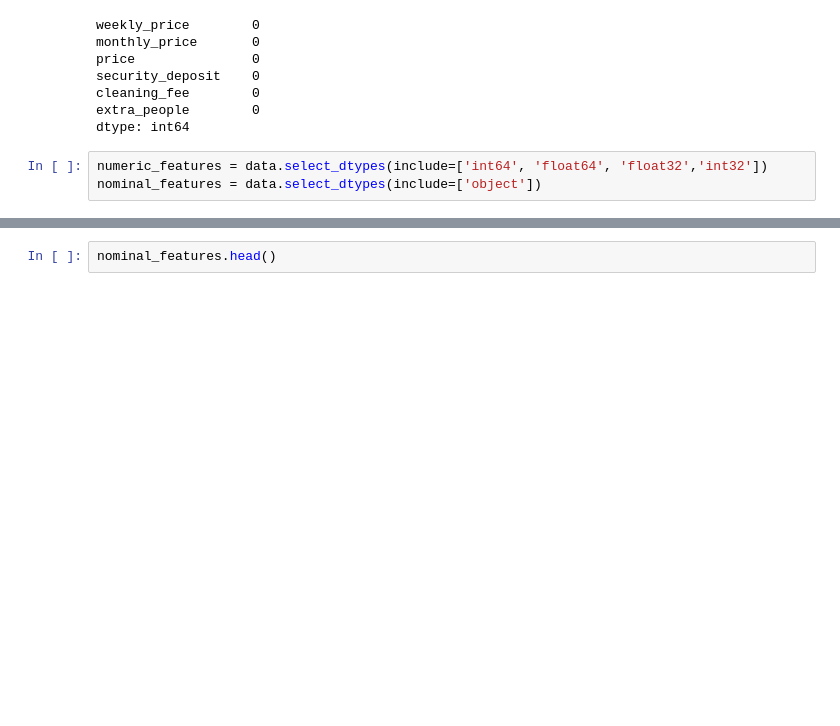
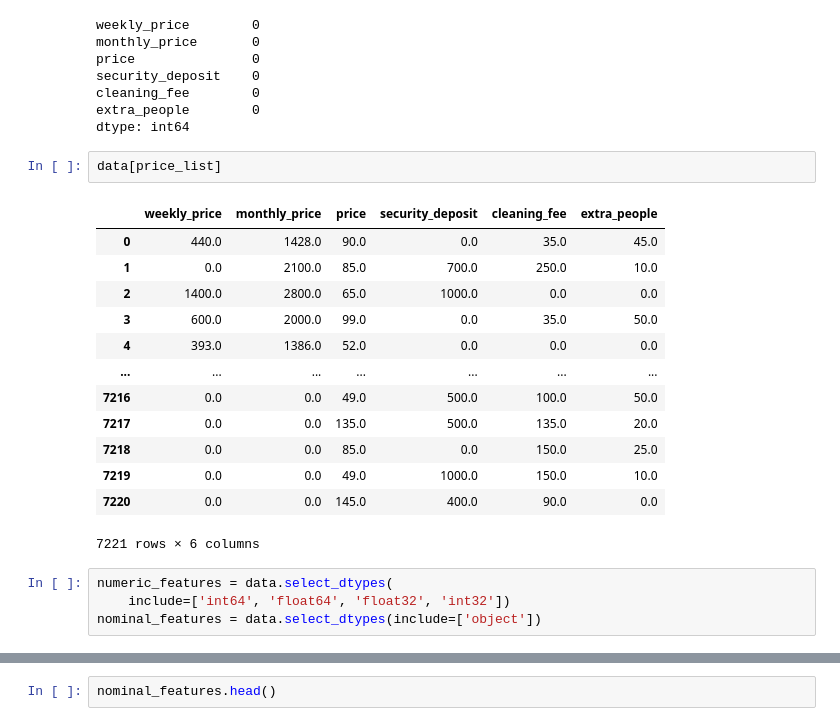
Before and after one commit to johnfcchan/crackdatescience, a Jupyter notebook: Airbnb_evan.ipynb, the cells around one changed output, grey strips where cells are left out. Saved outputs shown, nothing was run; the diff lists cells and outputs as text; blank space fills up the shorter version.

```diff
--- a/Airbnb_evan.ipynb
+++ b/Airbnb_evan.ipynb
@@ -539,8 +544,25 @@ security_deposit    0
 cleaning_fee        0
 extra_people        0
 dtype: int64
+# %%
+data[price_list]
+# %% [output]
+|  | weekly_price | monthly_price | price | security_deposit | cleaning_fee | extra_people |
+| 0 | 440.0 | 1428.0 | 90.0 | 0.0 | 35.0 | 45.0 |
+| 1 | 0.0 | 2100.0 | 85.0 | 700.0 | 250.0 | 10.0 |
+| 2 | 1400.0 | 2800.0 | 65.0 | 1000.0 | 0.0 | 0.0 |
+| 3 | 600.0 | 2000.0 | 99.0 | 0.0 | 35.0 | 50.0 |
+| 4 | 393.0 | 1386.0 | 52.0 | 0.0 | 0.0 | 0.0 |
+| ... | ... | ... | ... | ... | ... | ... |
+| 7216 | 0.0 | 0.0 | 49.0 | 500.0 | 100.0 | 50.0 |
+| 7217 | 0.0 | 0.0 | 135.0 | 500.0 | 135.0 | 20.0 |
+| 7218 | 0.0 | 0.0 | 85.0 | 0.0 | 150.0 | 25.0 |
+| 7219 | 0.0 | 0.0 | 49.0 | 1000.0 | 150.0 | 10.0 |
+| 7220 | 0.0 | 0.0 | 145.0 | 400.0 | 90.0 | 0.0 |
+7221 rows × 6 columns
 # %%
-numeric_features = data.select_dtypes(include=['int64', 'float64', 'float32','int32'])
+numeric_features = data.select_dtypes(
+    include=['int64', 'float64', 'float32', 'int32'])
 nominal_features = data.select_dtypes(include=['object'])
 # %%
 numeric_features.head()
```
Also changed, not shown: parts of 23 cells of this notebook, 1 other file.
